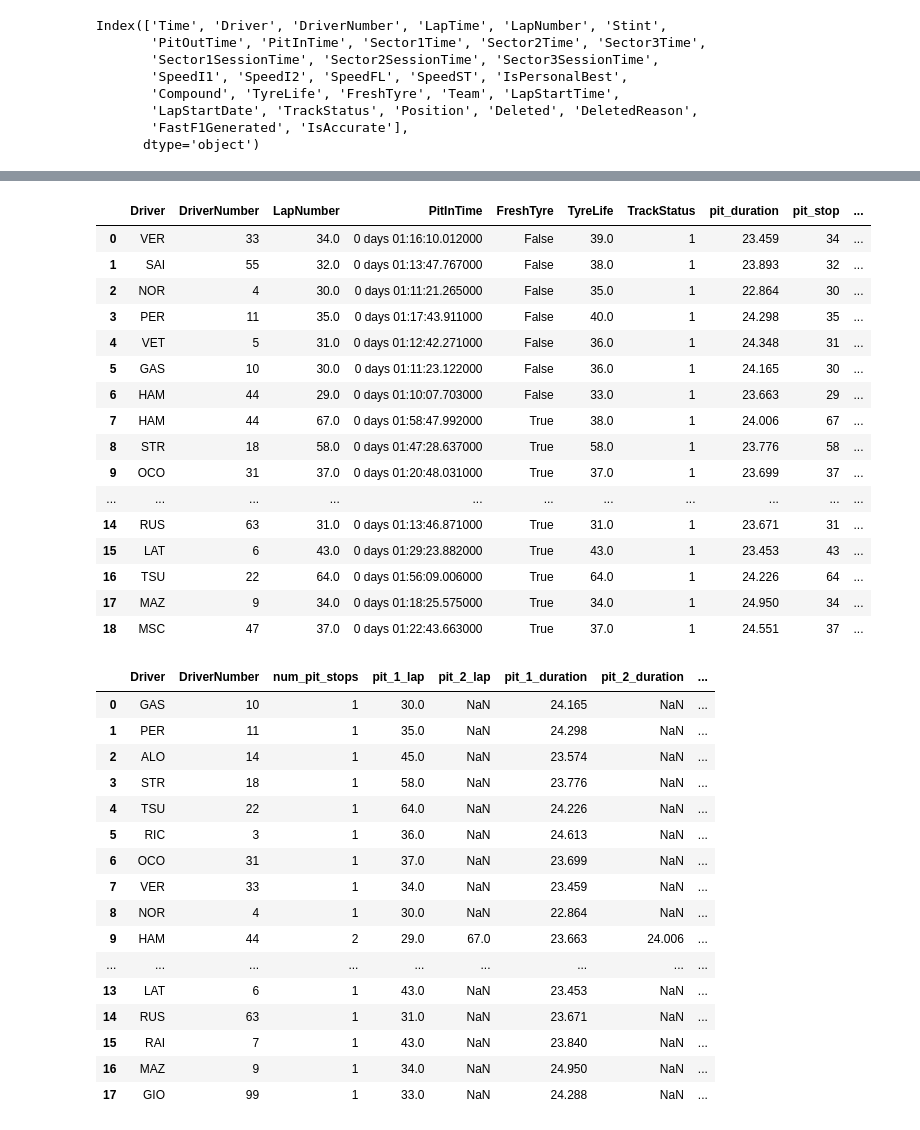
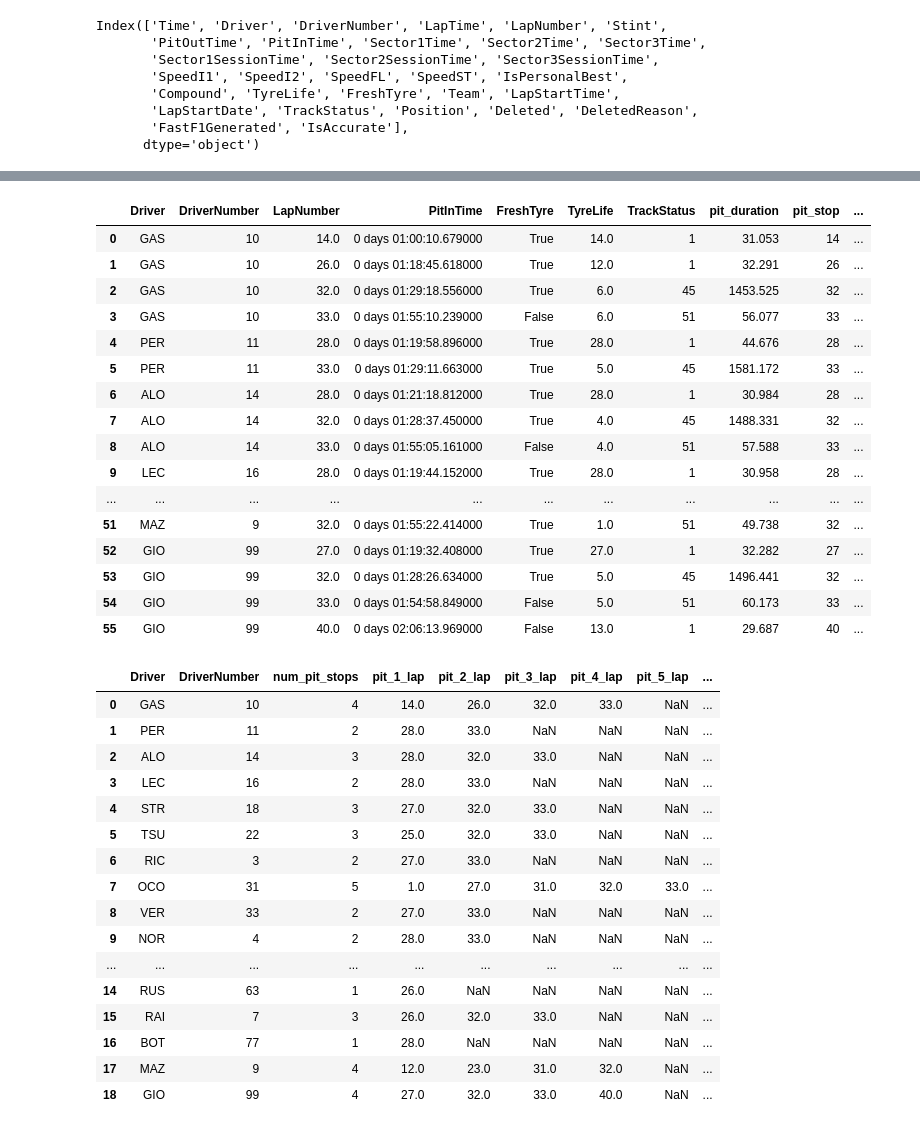
Before and after one commit to codecalligrapher/f1-finishing-position, a Jupyter notebook: notebooks/2-transform-data.ipynb, the cells around one changed output, grey strips where cells are left out. Drawn from its saved outputs; the diff is of its cells as text; code cells hidden in the pictures.

```diff
--- a/notebooks/2-transform-data.ipynb
+++ b/notebooks/2-transform-data.ipynb
@@ -52,6 +52,6 @@ from IPython.display import display
 DATA_PATH = Path.cwd().parent / "data"
 fastf1.Cache.enable_cache(DATA_PATH)
 # %%
-race = fastf1.get_session(2021, "Monaco", "R")
+race = fastf1.get_session(2021, "Imola", "R")
 race.load()
 # %% [output]
@@ -247,61 +282,62 @@ laps_pit_stops = pd.merge(left=laps, right=pit_stop_counts, on='Driver', how='le
 laps_pit_stops
 # %% [output]
 |  | Driver | DriverNumber | LapNumber | PitInTime | FreshTyre | TyreLife | TrackStatus | pit_duration | pit_stop | ... |
-| 0 | VER | 33 | 34.0 | 0 days 01:16:10.012000 | False | 39.0 | 1 | 23.459 | 34 | ... |
-| 1 | SAI | 55 | 32.0 | 0 days 01:13:47.767000 | False | 38.0 | 1 | 23.893 | 32 | ... |
-| 2 | NOR | 4 | 30.0 | 0 days 01:11:21.265000 | False | 35.0 | 1 | 22.864 | 30 | ... |
-| 3 | PER | 11 | 35.0 | 0 days 01:17:43.911000 | False | 40.0 | 1 | 24.298 | 35 | ... |
-| 4 | VET | 5 | 31.0 | 0 days 01:12:42.271000 | False | 36.0 | 1 | 24.348 | 31 | ... |
-| 5 | GAS | 10 | 30.0 | 0 days 01:11:23.122000 | False | 36.0 | 1 | 24.165 | 30 | ... |
-| 6 | HAM | 44 | 29.0 | 0 days 01:10:07.703000 | False | 33.0 | 1 | 23.663 | 29 | ... |
-| 7 | HAM | 44 | 67.0 | 0 days 01:58:47.992000 | True | 38.0 | 1 | 24.006 | 67 | ... |
-| 8 | STR | 18 | 58.0 | 0 days 01:47:28.637000 | True | 58.0 | 1 | 23.776 | 58 | ... |
-| 9 | OCO | 31 | 37.0 | 0 days 01:20:48.031000 | True | 37.0 | 1 | 23.699 | 37 | ... |
+| 0 | GAS | 10 | 14.0 | 0 days 01:00:10.679000 | True | 14.0 | 1 | 31.053 | 14 | ... |
+| 1 | GAS | 10 | 26.0 | 0 days 01:18:45.618000 | True | 12.0 | 1 | 32.291 | 26 | ... |
+| 2 | GAS | 10 | 32.0 | 0 days 01:29:18.556000 | True | 6.0 | 45 | 1453.525 | 32 | ... |
+| 3 | GAS | 10 | 33.0 | 0 days 01:55:10.239000 | False | 6.0 | 51 | 56.077 | 33 | ... |
+| 4 | PER | 11 | 28.0 | 0 days 01:19:58.896000 | True | 28.0 | 1 | 44.676 | 28 | ... |
+| 5 | PER | 11 | 33.0 | 0 days 01:29:11.663000 | True | 5.0 | 45 | 1581.172 | 33 | ... |
+| 6 | ALO | 14 | 28.0 | 0 days 01:21:18.812000 | True | 28.0 | 1 | 30.984 | 28 | ... |
+| 7 | ALO | 14 | 32.0 | 0 days 01:28:37.450000 | True | 4.0 | 45 | 1488.331 | 32 | ... |
+| 8 | ALO | 14 | 33.0 | 0 days 01:55:05.161000 | False | 4.0 | 51 | 57.588 | 33 | ... |
+| 9 | LEC | 16 | 28.0 | 0 days 01:19:44.152000 | True | 28.0 | 1 | 30.958 | 28 | ... |
 | ... | ... | ... | ... | ... | ... | ... | ... | ... | ... | ... |
-| 14 | RUS | 63 | 31.0 | 0 days 01:13:46.871000 | True | 31.0 | 1 | 23.671 | 31 | ... |
-| 15 | LAT | 6 | 43.0 | 0 days 01:29:23.882000 | True | 43.0 | 1 | 23.453 | 43 | ... |
-| 16 | TSU | 22 | 64.0 | 0 days 01:56:09.006000 | True | 64.0 | 1 | 24.226 | 64 | ... |
-| 17 | MAZ | 9 | 34.0 | 0 days 01:18:25.575000 | True | 34.0 | 1 | 24.950 | 34 | ... |
-| 18 | MSC | 47 | 37.0 | 0 days 01:22:43.663000 | True | 37.0 | 1 | 24.551 | 37 | ... |
+| 51 | MAZ | 9 | 32.0 | 0 days 01:55:22.414000 | True | 1.0 | 51 | 49.738 | 32 | ... |
+| 52 | GIO | 99 | 27.0 | 0 days 01:19:32.408000 | True | 27.0 | 1 | 32.282 | 27 | ... |
+| 53 | GIO | 99 | 32.0 | 0 days 01:28:26.634000 | True | 5.0 | 45 | 1496.441 | 32 | ... |
+| 54 | GIO | 99 | 33.0 | 0 days 01:54:58.849000 | False | 5.0 | 51 | 60.173 | 33 | ... |
+| 55 | GIO | 99 | 40.0 | 0 days 02:06:13.969000 | False | 13.0 | 1 | 29.687 | 40 | ... |
 # %%
 # Flatten/pivot the above such that we have one row per driver, and columns for each pit stop (lap number, duration, strategy before and after the pit stop)
 laps_pit_stops['stop_num'] = laps_pit_stops.groupby('Driver').cumcount() + 1
 per_stop_cols = {
         "LapNumber": "lap",
         "pit_duration": "duration",
         "PitInTime": "intime",
         "FreshTyre": "fresh",
         "strategy_before_pit": "tyre_before",
         "strategy_after_pit": "tyre_after",
     }
 
 pivoted = laps_pit_stops.groupby('Driver').first()[["DriverNumber", "num_pit_stops"]].reset_index()
 
 
 for src_col, label in per_stop_cols.items():
     stop_pivot = (
             laps_pit_stops.pivot_table(index='Driver', columns="stop_num", values=src_col, aggfunc="first")
         )
     stop_pivot.columns = [f"pit_{int(n)}_{label}" for n in stop_pivot.columns]
     pivoted = pivoted.merge(stop_pivot.reset_index(), on='Driver', how="left")
 
 
-pivoted.sort_values('DriverNumber').reset_index(drop=True)
+laps_pit_stops_flat = pivoted.sort_values('DriverNumber').reset_index(drop=True)
+laps_pit_stops_flat
 # %% [output]
-|  | Driver | DriverNumber | num_pit_stops | pit_1_lap | pit_2_lap | pit_1_duration | pit_2_duration | ... |
-| 0 | GAS | 10 | 1 | 30.0 | NaN | 24.165 | NaN | ... |
-| 1 | PER | 11 | 1 | 35.0 | NaN | 24.298 | NaN | ... |
-| 2 | ALO | 14 | 1 | 45.0 | NaN | 23.574 | NaN | ... |
-| 3 | STR | 18 | 1 | 58.0 | NaN | 23.776 | NaN | ... |
-| 4 | TSU | 22 | 1 | 64.0 | NaN | 24.226 | NaN | ... |
-| 5 | RIC | 3 | 1 | 36.0 | NaN | 24.613 | NaN | ... |
-| 6 | OCO | 31 | 1 | 37.0 | NaN | 23.699 | NaN | ... |
-| 7 | VER | 33 | 1 | 34.0 | NaN | 23.459 | NaN | ... |
-| 8 | NOR | 4 | 1 | 30.0 | NaN | 22.864 | NaN | ... |
-| 9 | HAM | 44 | 2 | 29.0 | 67.0 | 23.663 | 24.006 | ... |
-| ... | ... | ... | ... | ... | ... | ... | ... | ... |
-| 13 | LAT | 6 | 1 | 43.0 | NaN | 23.453 | NaN | ... |
-| 14 | RUS | 63 | 1 | 31.0 | NaN | 23.671 | NaN | ... |
-| 15 | RAI | 7 | 1 | 43.0 | NaN | 23.840 | NaN | ... |
-| 16 | MAZ | 9 | 1 | 34.0 | NaN | 24.950 | NaN | ... |
-| 17 | GIO | 99 | 1 | 33.0 | NaN | 24.288 | NaN | ... |
+|  | Driver | DriverNumber | num_pit_stops | pit_1_lap | pit_2_lap | pit_3_lap | pit_4_lap | pit_5_lap | ... |
+| 0 | GAS | 10 | 4 | 14.0 | 26.0 | 32.0 | 33.0 | NaN | ... |
+| 1 | PER | 11 | 2 | 28.0 | 33.0 | NaN | NaN | NaN | ... |
+| 2 | ALO | 14 | 3 | 28.0 | 32.0 | 33.0 | NaN | NaN | ... |
+| 3 | LEC | 16 | 2 | 28.0 | 33.0 | NaN | NaN | NaN | ... |
+| 4 | STR | 18 | 3 | 27.0 | 32.0 | 33.0 | NaN | NaN | ... |
+| 5 | TSU | 22 | 3 | 25.0 | 32.0 | 33.0 | NaN | NaN | ... |
+| 6 | RIC | 3 | 2 | 27.0 | 33.0 | NaN | NaN | NaN | ... |
+| 7 | OCO | 31 | 5 | 1.0 | 27.0 | 31.0 | 32.0 | 33.0 | ... |
+| 8 | VER | 33 | 2 | 27.0 | 33.0 | NaN | NaN | NaN | ... |
+| 9 | NOR | 4 | 2 | 28.0 | 33.0 | NaN | NaN | NaN | ... |
+| ... | ... | ... | ... | ... | ... | ... | ... | ... | ... |
+| 14 | RUS | 63 | 1 | 26.0 | NaN | NaN | NaN | NaN | ... |
+| 15 | RAI | 7 | 3 | 26.0 | 32.0 | 33.0 | NaN | NaN | ... |
+| 16 | BOT | 77 | 1 | 28.0 | NaN | NaN | NaN | NaN | ... |
+| 17 | MAZ | 9 | 4 | 12.0 | 23.0 | 31.0 | 32.0 | NaN | ... |
+| 18 | GIO | 99 | 4 | 27.0 | 32.0 | 33.0 | 40.0 | NaN | ... |
```
Also changed, not shown: parts of 14 cells of this notebook, 2 other files.
